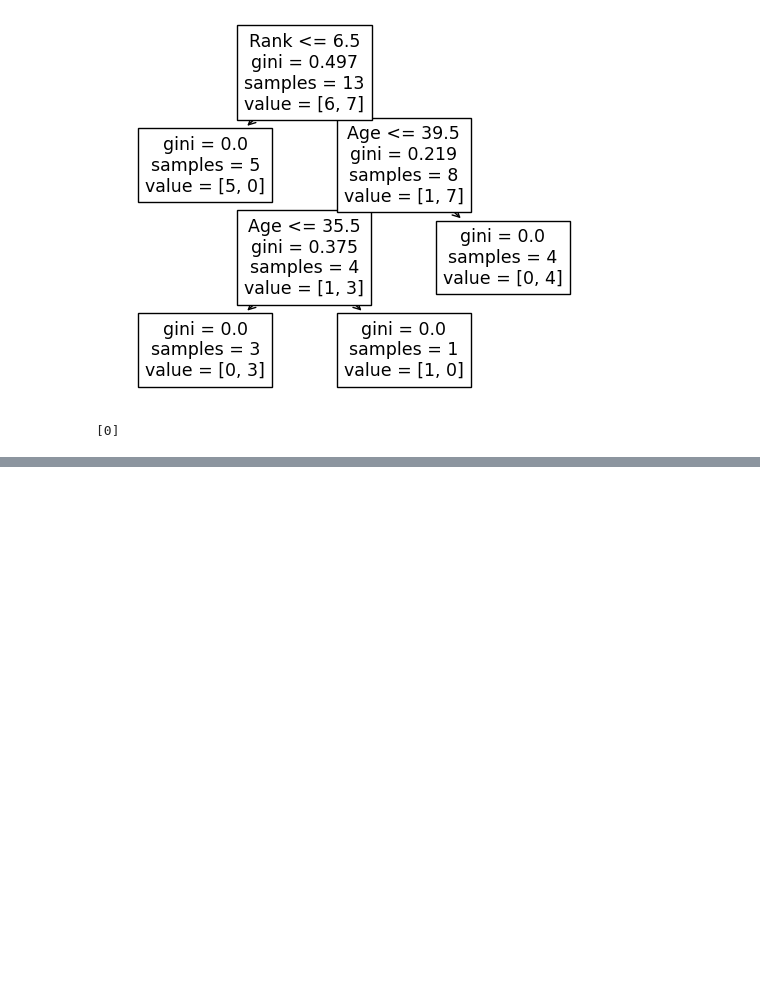
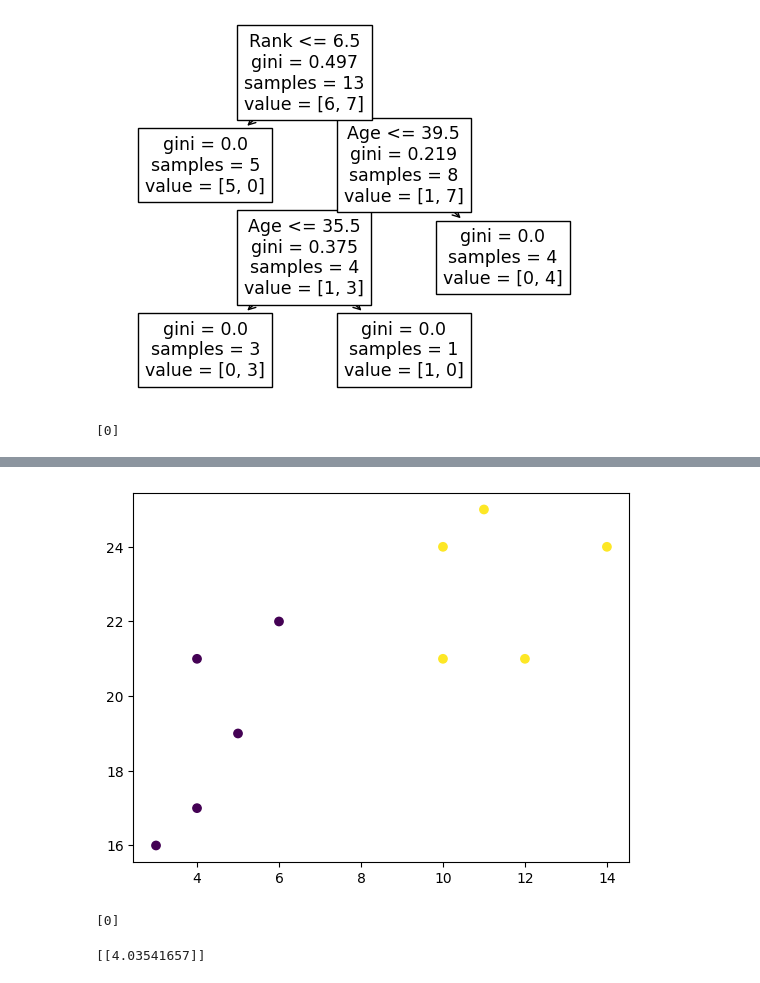
Before and after one commit to SobhanSaeedi7/MachineLearning, a Jupyter notebook: 37.start/4.machine_learning_tutorial.ipynb, the cells around one changed output, grey strips where cells are left out. Drawn from its saved outputs; the diff is of its cells as text; code cells hidden in the pictures; blank space fills up the shorter version.

```diff
--- a/37.start/4.machine_learning_tutorial.ipynb
+++ b/37.start/4.machine_learning_tutorial.ipynb
@@ -342,0 +392,39 @@ print()
+# %%
+
+
+data = list(zip(x, y))
+
+hierarchical_cluster = AgglomerativeClustering(n_clusters=2, affinity='euclidean', linkage='ward')
+labels = hierarchical_cluster.fit_predict(data)
+
+plt.scatter(x, y, c=labels)
+plt.show()
+# %% [output]
+[figure, added]
+# %%
+
+X = numpy.array([3.78, 2.44, 2.09, 0.14, 1.72, 1.65, 4.92, 4.37, 4.96, 4.52, 3.69, 5.88]).reshape(-1,1)
+y = numpy.array([0, 0, 0, 0, 0, 0, 1, 1, 1, 1, 1, 1])
+
+logr = linear_model.LogisticRegression()
+logr.fit(X,y)
+
+#predict if tumor is cancerous where the size is 3.46mm:
+predicted = logr.predict(numpy.array([3.46]).reshape(-1,1))
+print(predicted)
+# %% [output]
+[0]
+# %%
+
+X = numpy.array([3.78, 2.44, 2.09, 0.14, 1.72, 1.65, 4.92, 4.37, 4.96, 4.52, 3.69, 5.88]).reshape(-1,1)
+y = numpy.array([0, 0, 0, 0, 0, 0, 1, 1, 1, 1, 1, 1])
+
+logr = linear_model.LogisticRegression()
+logr.fit(X,y)
+
+log_odds = logr.coef_
+odds = numpy.exp(log_odds)
+
+print(odds)
+# %% [output]
+[[4.03541657]]
```
Also changed, not shown: parts of 42 cells of this notebook, 9 other files.
